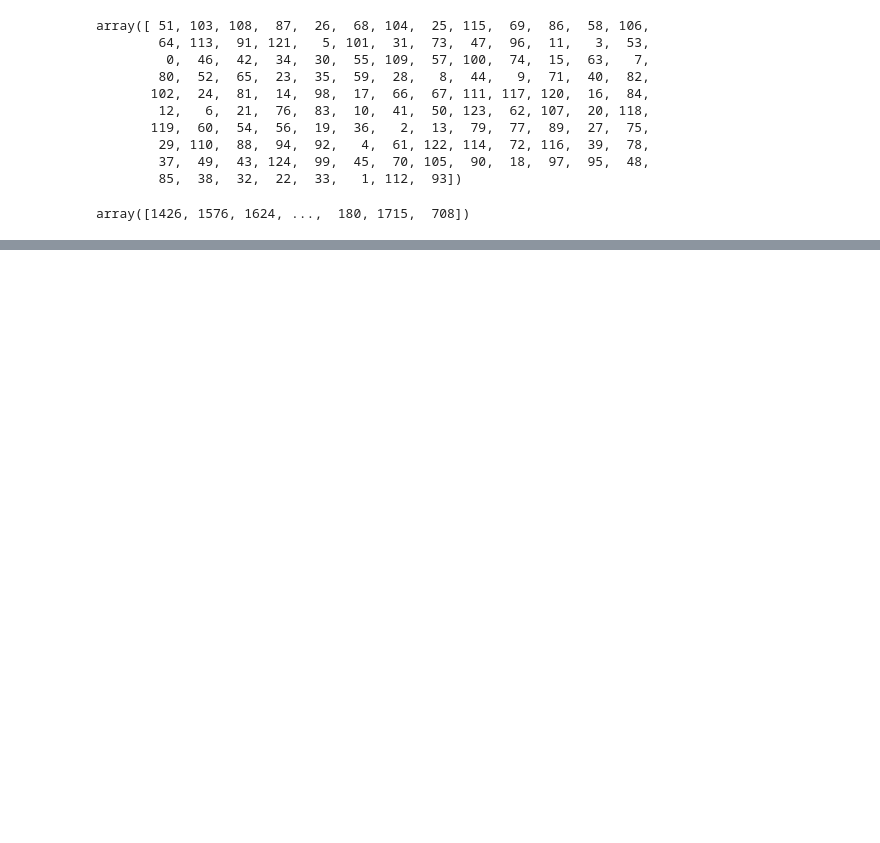
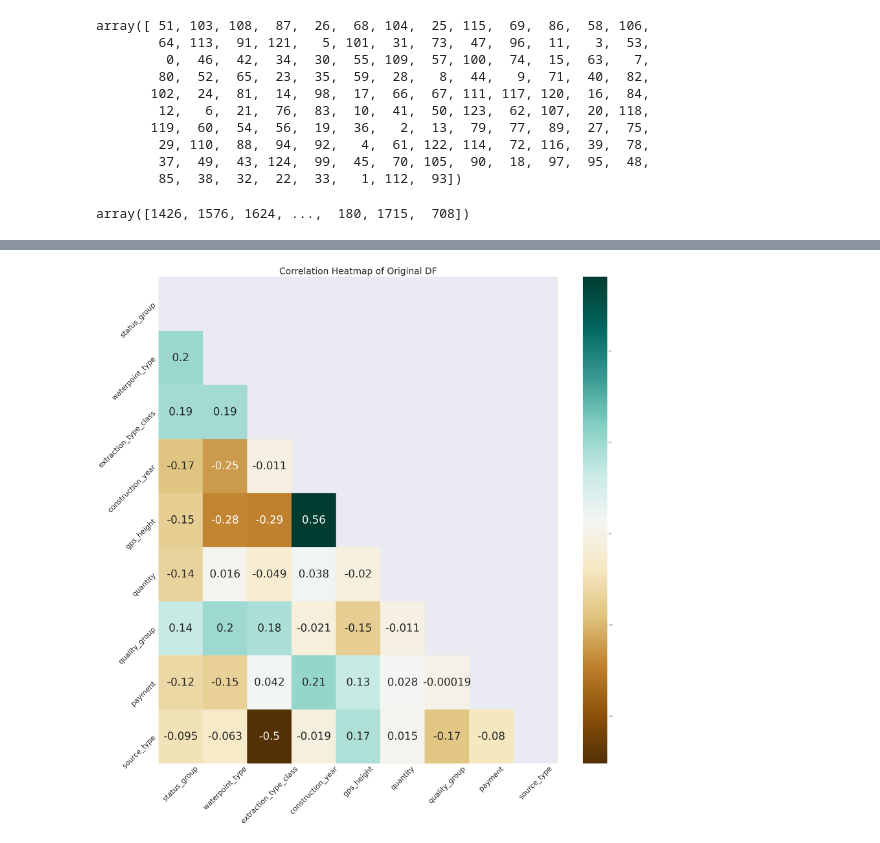
Before and after one commit to julietday422/Tanzanian_Well_Status_Prediction, a Jupyter notebook: EDA.ipynb, the cells around one changed output, grey strips where cells are left out. Cells and saved outputs as stored; diff of their text form; code cells hidden in the pictures; blank space fills up the shorter version.

```diff
--- a/EDA.ipynb
+++ b/EDA.ipynb
@@ -683,0 +784,2 @@ dtype: int64
+# %%
+df_top_corr = df_tr[["status_group", "waterpoint_type", "extraction_type_class", "construction_year", "gps_height", "quantity", "quality_group", "payment", "source_type"]].copy()
@@ -683,0 +802,16 @@ dtype: int64
+# %%
+with sns.axes_style('darkgrid'):
+
+    f, ax = plt.subplots(figsize=(50, 50))
+
+    mask = np.triu(np.ones_like(df_top_corr.corr(), dtype=np.bool))
+
+    heatmap = sns.heatmap(df_top_corr.corr(), annot=True, mask=mask, cmap='BrBG', annot_kws={'size': 60});
+
+    plt.xticks(fontsize = 40, rotation = 45)
+
+    plt.yticks(fontsize = 40, rotation = 45)
+
+    heatmap.set_title('Correlation Heatmap of Original DF', fontdict={'fontsize':50}, pad=16);
+# %% [output]
+[figure, added]
```
Also changed, not shown: parts of 29 cells of this notebook.
